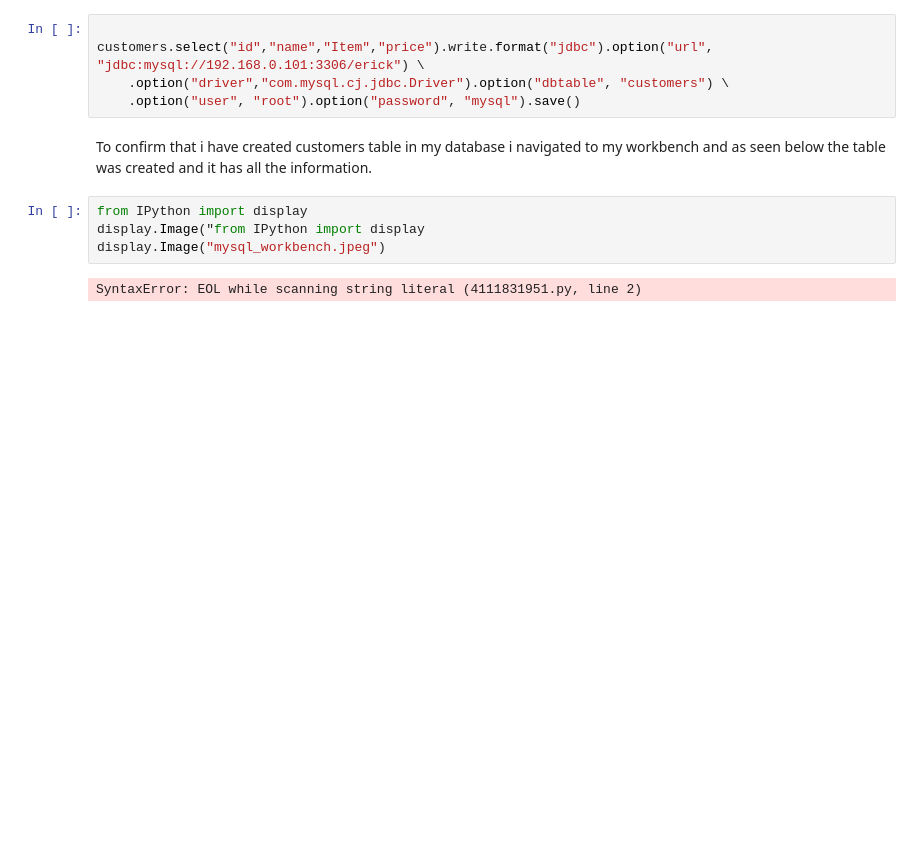
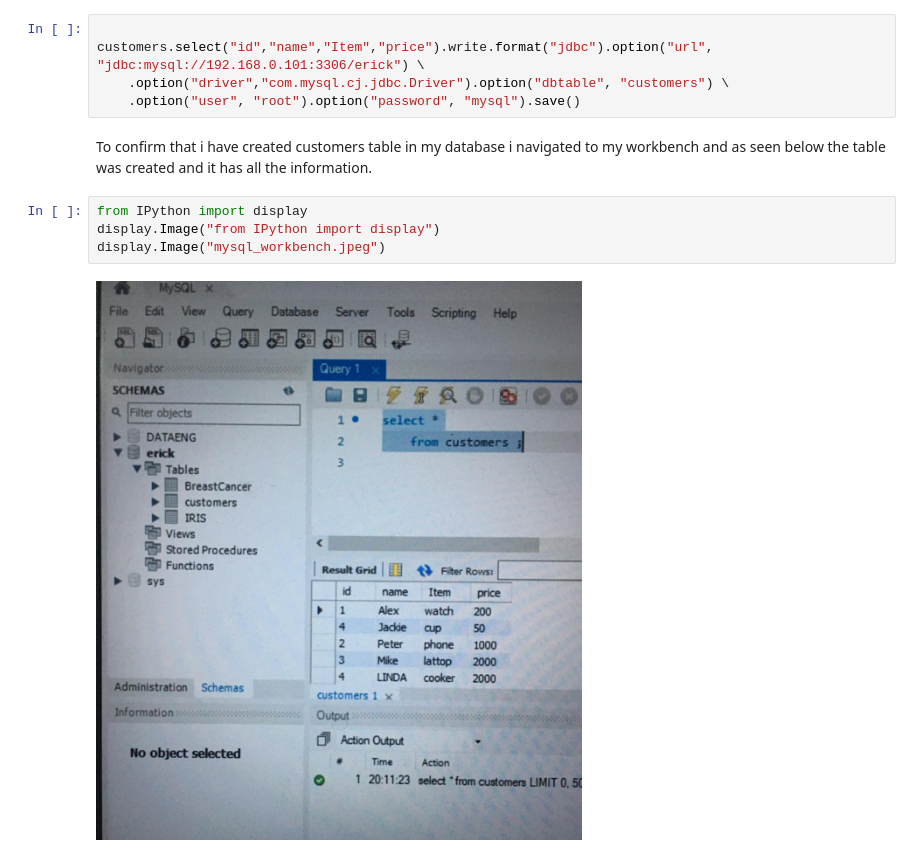
Before and after one commit to ndurumo254/data-engineering, a Jupyter notebook: connection_to_mysql/writting_to_mysql.ipynb, the cells around one changed output. Drawn from its saved outputs; the diff is of its cells as text; blank space fills up the shorter version.

```diff
--- a/connection_to_mysql/writting_to_mysql.ipynb
+++ b/connection_to_mysql/writting_to_mysql.ipynb
@@ -40,7 +40,7 @@ table in my database i navigated to my workbench
 and as seen below the table was created and it has all the information.
 # %%
 from IPython import display
-display.Image("from IPython import display
+display.Image("from IPython import display")
 display.Image("mysql_workbench.jpeg")
 # %% [output]
-SyntaxError: EOL while scanning string literal (4111831951.py, line 2)
+[figure, added]
```
